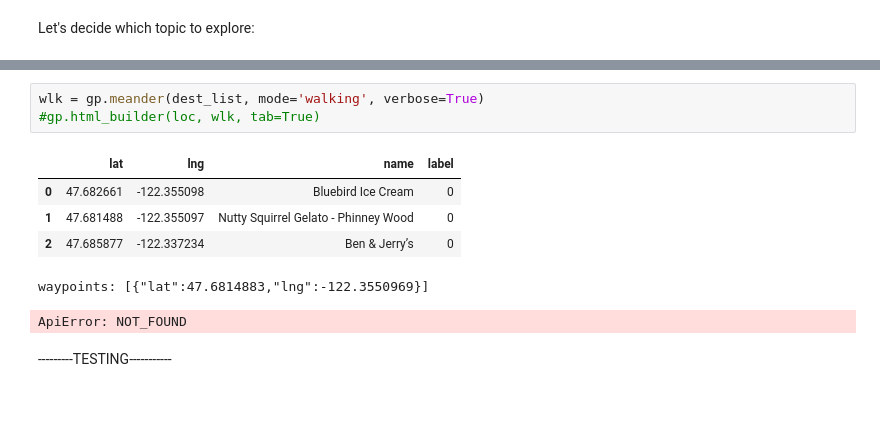
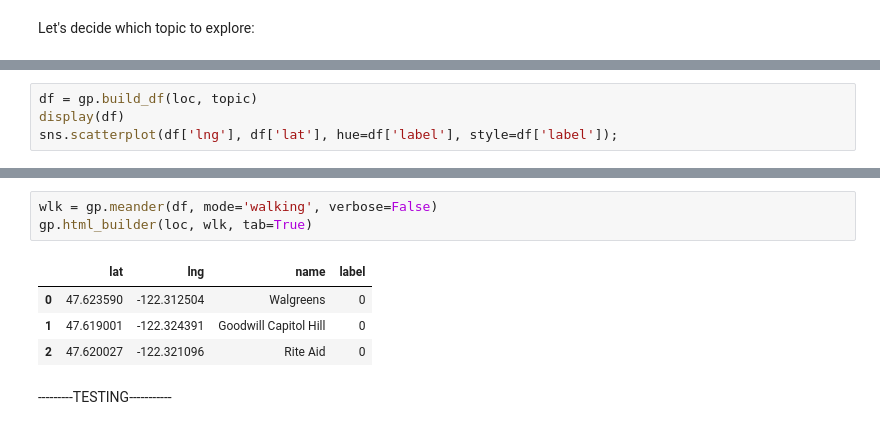
Before and after one commit to UpwardTrajectory/meander-maker, a Jupyter notebook: mvp.ipynb, the cells around one changed output, grey strips where cells are left out. Drawn from its saved outputs; the diff is of its cells as text; blank space fills up the shorter version.

```diff
--- a/mvp.ipynb
+++ b/mvp.ipynb
@@ -48,0 +34,4 @@ dest_list
+# %%
+df = gp.build_df(loc, topic)
+display(df)
+sns.scatterplot(df['lng'], df['lat'], hue=df['label'], style=df['label']);
@@ -49,13 +58,11 @@ dest_list
 # %%
-wlk = gp.meander(dest_list, mode='walking', verbose=True)
-#gp.html_builder(loc, wlk, tab=True)
+wlk = gp.meander(df, mode='walking', verbose=False)
+gp.html_builder(loc, wlk, tab=True)
 # %% [output]
 |  | lat | lng | name | label |
-| 0 | 47.682661 | -122.355098 | Bluebird Ice Cream | 0 |
-| 1 | 47.681488 | -122.355097 | Nutty Squirrel Gelato - Phinney Wood | 0 |
-| 2 | 47.685877 | -122.337234 | Ben & Jerry’s | 0 |
+| 0 | 47.623590 | -122.312504 | Walgreens | 0 |
+| 1 | 47.619001 | -122.324391 | Goodwill Capitol Hill | 0 |
+| 2 | 47.620027 | -122.321096 | Rite Aid | 0 |
-waypoints: [{"lat":47.6814883,"lng":-122.3550969}]
-ApiError: NOT_FOUND
 # %% [markdown]
 ---------TESTING-----------
 # %%
```
Also changed, not shown: parts of 24 cells of this notebook, 1 other file.
